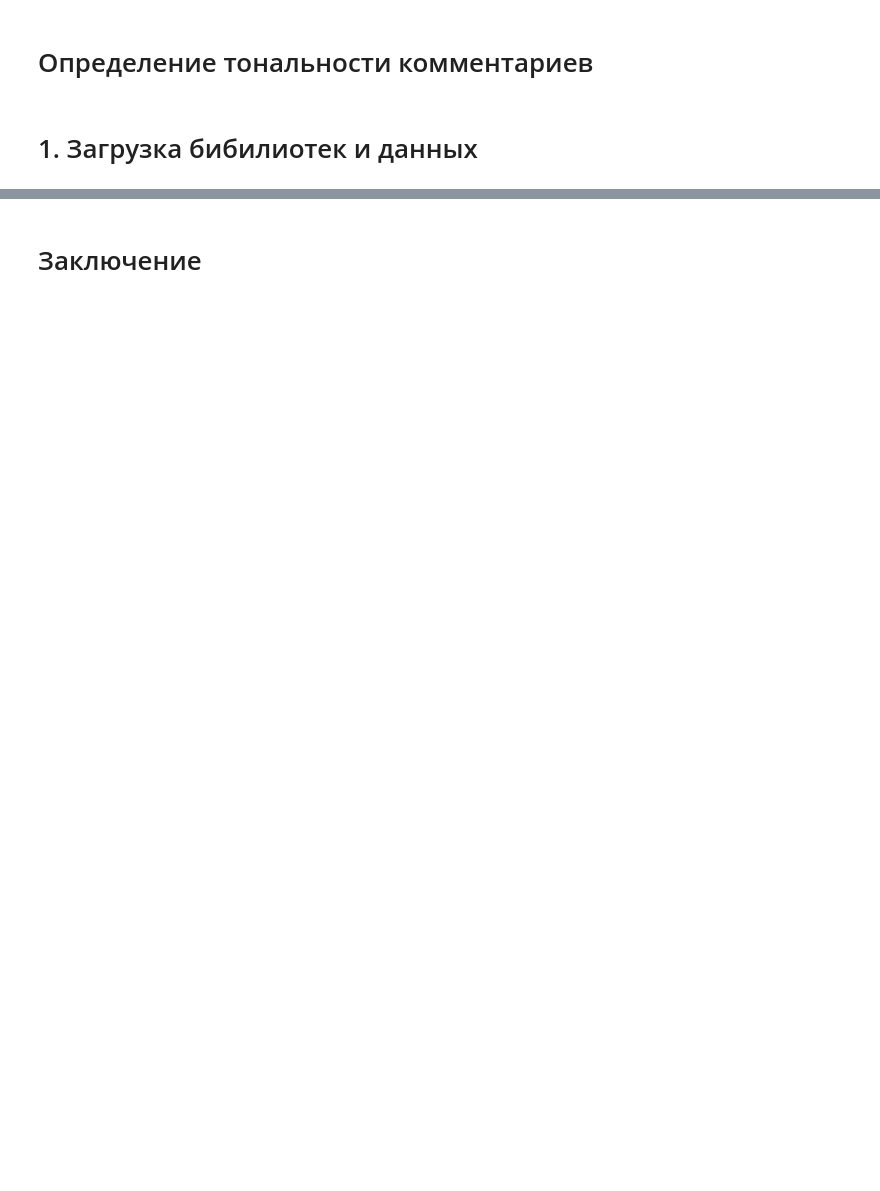
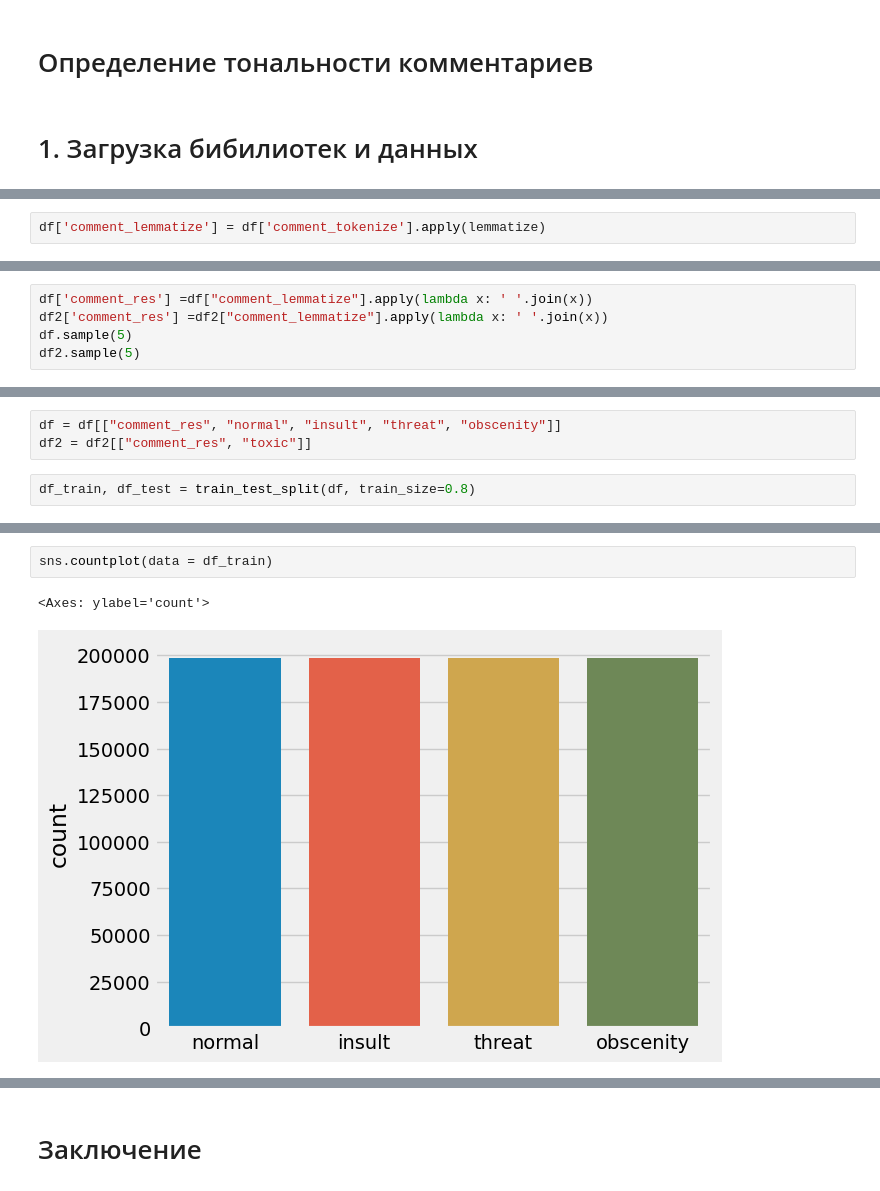
Before and after one commit to KishlakEnjoyer/MachineLearning_and_BigData, a Jupyter notebook: 4kurs/tone-comments/classification-tone-comments.ipynb, the cells around one changed output, grey strips where cells are left out. Cells and saved outputs as stored; diff of their text form; blank space fills up the shorter version.

```diff
--- a/4kurs/tone-comments/classification-tone-comments.ipynb
+++ b/4kurs/tone-comments/classification-tone-comments.ipynb
@@ -40,0 +259,2 @@ ModuleNotFoundError: No module named 'tensorflow.keras.wrappers.scikit_learn'
+# %%
+df['comment_lemmatize'] = df['comment_tokenize'].apply(lemmatize)
@@ -40,0 +287,5 @@ ModuleNotFoundError: No module named 'tensorflow.keras.wrappers.scikit_learn'
+# %%
+df['comment_res'] =df["comment_lemmatize"].apply(lambda x: ' '.join(x))
+df2['comment_res'] =df2["comment_lemmatize"].apply(lambda x: ' '.join(x))
+df.sample(5)
+df2.sample(5)
@@ -40,0 +306,5 @@ ModuleNotFoundError: No module named 'tensorflow.keras.wrappers.scikit_learn'
+# %%
+df = df[["comment_res", "normal", "insult", "threat", "obscenity"]]
+df2 = df2[["comment_res", "toxic"]]
+# %%
+df_train, df_test = train_test_split(df, train_size=0.8)
@@ -40,0 +353,5 @@ ModuleNotFoundError: No module named 'tensorflow.keras.wrappers.scikit_learn'
+# %%
+sns.countplot(data = df_train)
+# %% [output]
+<Axes: ylabel='count'>
+[figure, added]
```
Also changed, not shown: parts of 48 cells of this notebook, 1 other file.
